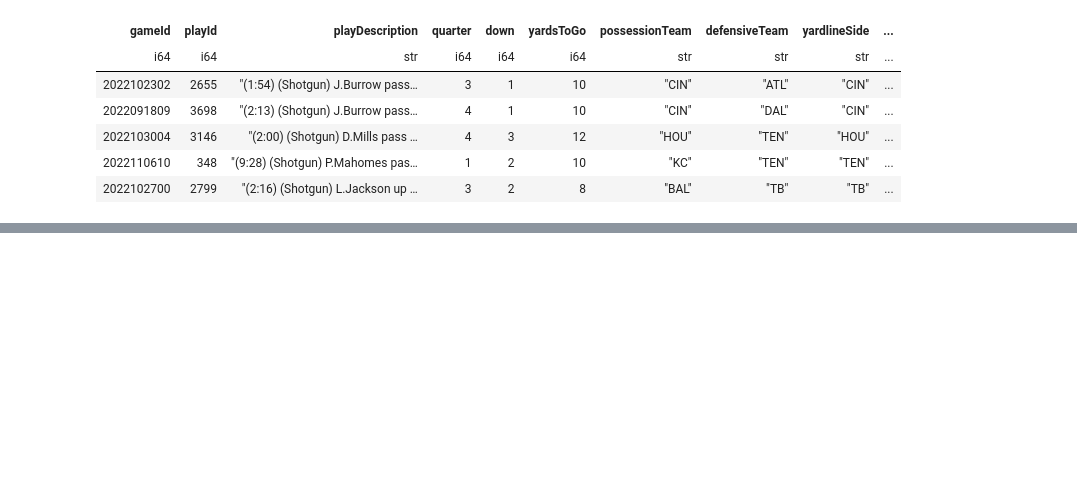
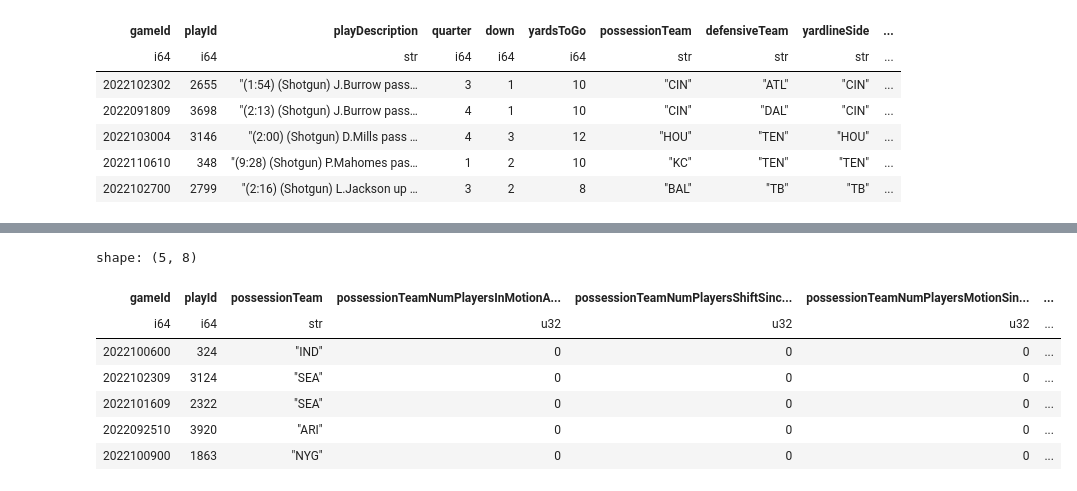
Before and after one commit to ianastalosh/big_data_bowl_2025, a Jupyter notebook: notebooks/explore_non_tracking.ipynb, the cells around one changed output, grey strips where cells are left out. Saved outputs shown, nothing was run; the diff lists cells and outputs as text; code cells hidden in the pictures; blank space fills up the shorter version.

Commit message:
Add player play aggregation

```diff
--- a/notebooks/explore_non_tracking.ipynb
+++ b/notebooks/explore_non_tracking.ipynb
@@ -91,0 +105,35 @@ shape: (5, 58)
+# %%
+team_level_player_play_summary = player_plays_df.\
+    group_by(["gameId", "playId", "teamAbbr"]).\
+    agg((pl.col("inMotionAtBallSnap") == "TRUE").sum().alias("playNumPlayersInMotionAtSnap"),
+        (pl.col("shiftSinceLineset") == "TRUE").sum().alias("playNumPlayersShiftSinceLineset"),
+        (pl.col("motionSinceLineset") == "TRUE").sum().alias("playNumPlayersMotionSinceLineset"),
+        pl.col("yardageGainedAfterTheCatch").sum().alias("playYardageGainedAfterTheCatch"),
+        (pl.col("wasRunningRoute") == "1").sum().alias("playNumRoutesRun"),
+        ((pl.col("motionSinceLineset") == "TRUE") & (pl.col("wasTargettedReceiver") == 1)).sum().alias("playerMotionWasTargetted"),
+        ((pl.col("inMotionAtBallSnap") == "TRUE") & (pl.col("wasTargettedReceiver") == 1)).sum().alias("playerInMotionAtSnapWasTargetted")).\
+    with_columns(
+        (pl.col("playNumPlayersInMotionAtSnap") > 0).alias("playHadPlayersInMotionAtSnap"),
+        (pl.col("playNumPlayersMotionSinceLineset") > 0).alias("playHadPlayersMotionSinceLineset"),
+        (pl.col("playNumPlayersShiftSinceLineset") > 0).alias("playHadPlayersShiftSinceLineset")
+)
+# %%
+team_level_player_play_summary.select(
+            gameId=pl.col("gameId"),
+            playId=pl.col("playId"),
+            possessionTeam = pl.col("teamAbbr"),
+            possessionTeamNumPlayersInMotionAtSnap = pl.col("playNumPlayersInMotionAtSnap"),
+            possessionTeamNumPlayersShiftSinceLineset = pl.col("playNumPlayersShiftSinceLineset"),
+            possessionTeamNumPlayersMotionSinceLineset = pl.col("playNumPlayersMotionSinceLineset"),
+            playerMotionWasTargetted = pl.col("playerMotionWasTargetted"),
+            playerInMotionAtSnapWasTargetted = pl.col("playerInMotionAtSnapWasTargetted")
+).collect().head(5)
+# %% [output]
+shape: (5, 8)
+| gameId | playId | possessionTeam | possessionTeamNumPlayersInMotionA... | possessionTeamNumPlayersShiftSinc... | possessionTeamNumPlayersMotionSin... | ... |
+| i64 | i64 | str | u32 | u32 | u32 | ... |
+| 2022100600 | 324 | "IND" | 0 | 0 | 0 | ... |
+| 2022102309 | 3124 | "SEA" | 0 | 0 | 0 | ... |
+| 2022101609 | 2322 | "SEA" | 0 | 0 | 0 | ... |
+| 2022092510 | 3920 | "ARI" | 0 | 0 | 0 | ... |
+| 2022100900 | 1863 | "NYG" | 0 | 0 | 0 | ... |
```
Also changed, not shown: parts of 6 cells of this notebook, 1 other file.
